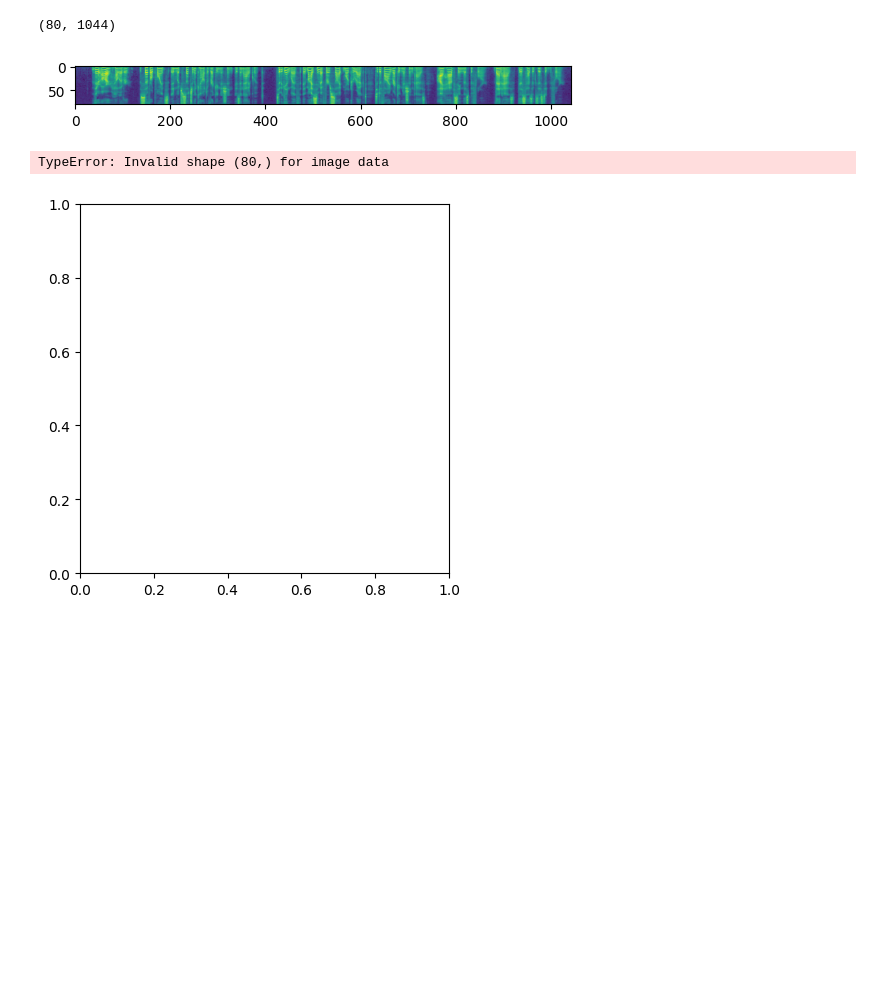
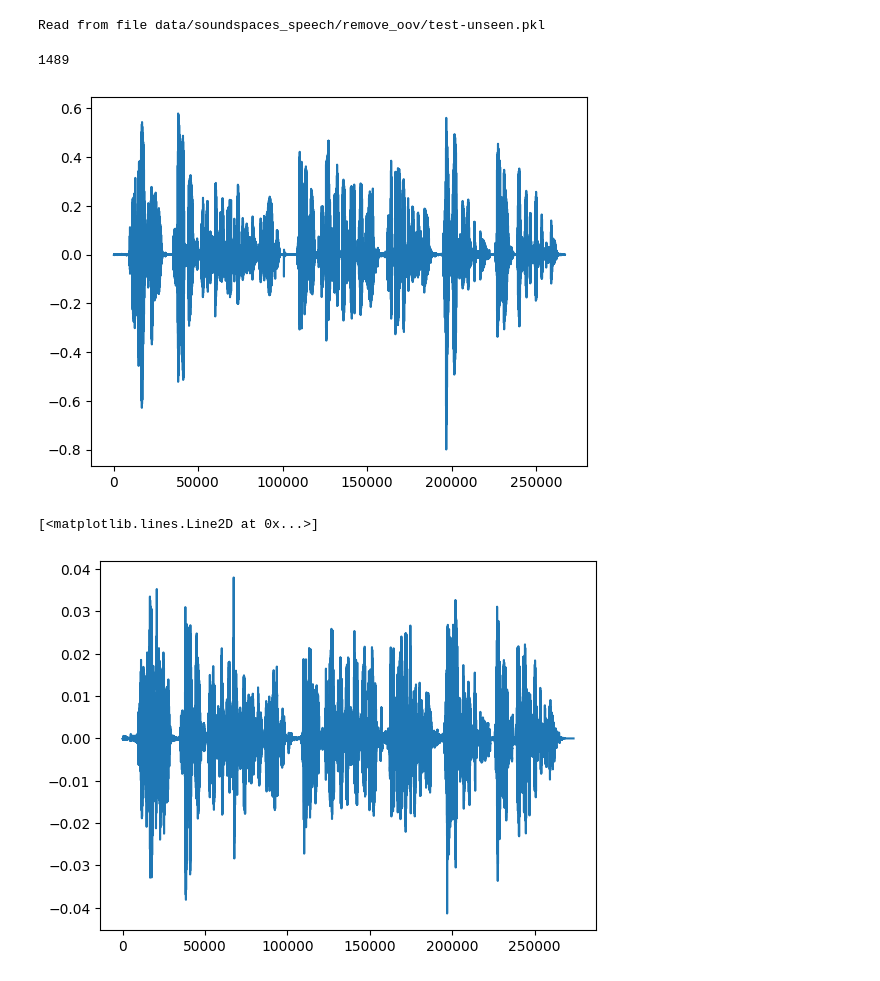
Before and after one commit to arjunrs1/SS_VAM, a Jupyter notebook: interactive.ipynb, the cells around one changed output. Drawn from its saved outputs; the diff is of its cells as text; code cells hidden in the pictures; blank space fills up the shorter version.

```diff
--- a/interactive.ipynb
+++ b/interactive.ipynb
@@ -29,13 +29,17 @@ import IPython
 IPython.display.Audio(pred, rate=16000)
 # %%
 split = "test-unseen"
-tgt_file = os.path.join('data/soundspaces_speech/', split + '.pkl')
+tgt_file = os.path.join('data/soundspaces_speech/remove_oov', split + '.pkl')
 if os.path.exists(tgt_file):
     with open(tgt_file, 'rb') as fo:
         files = pickle.load(fo)
     print(f'Read from file {tgt_file}')
+# %% [output]
+Read from file data/soundspaces_speech/remove_oov/test-unseen.pkl
 # %%
 len(files)
+# %% [output]
+1489
 # %%
 #for file in files:
 #    with open(file, 'rb') as fo:
@@ -49,16 +53,11 @@ with open(file, 'rb') as fo:
         data = pickle.load(fo)
     except EOFError:
         print(file)
-# %%
-data['source_spectrogram'].shape
-# %% [output]
-(80, 1044)
 # %%
-plt.imshow(data['source_spectrogram'])
+plt.plot(data['source_audio'])
 plt.show()
-plt.imshow(data['receiver_spectrogram'])
-plt.show()
+plt.plot(data['receiver_audio'])
 # %% [output]
-[figure, old version]
+[figure, new version]
-TypeError: Invalid shape (80,) for image data
+[<matplotlib.lines.Line2D at 0x...>]
-[figure, old version]
+[figure, new version]
```
Also changed, not shown: parts of 3 cells of this notebook, 7 other files.
